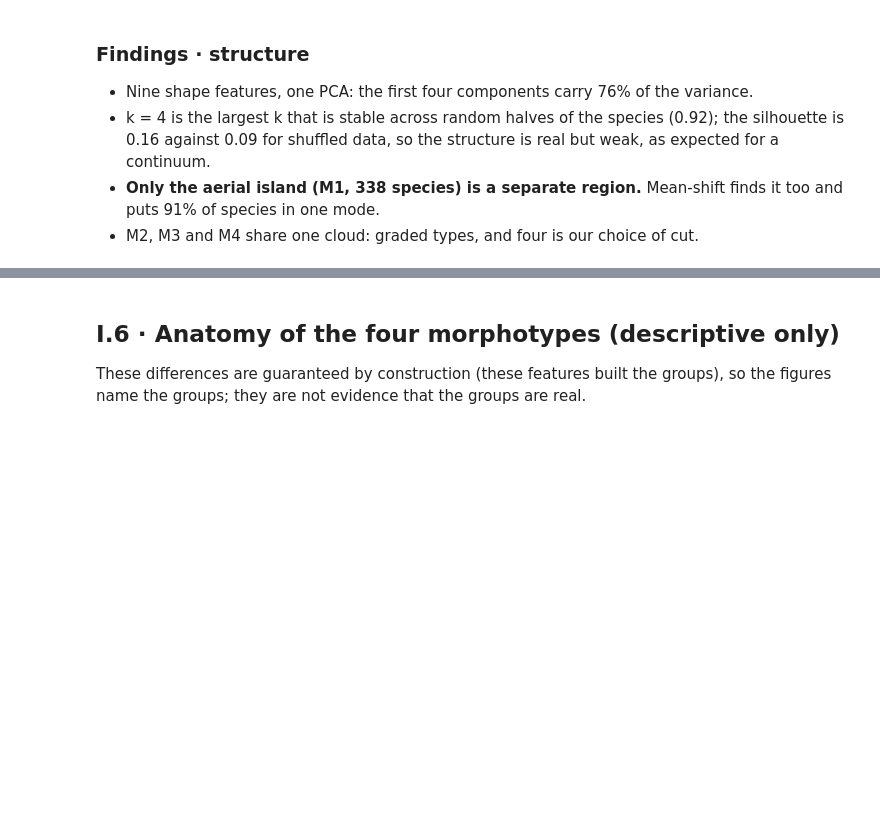
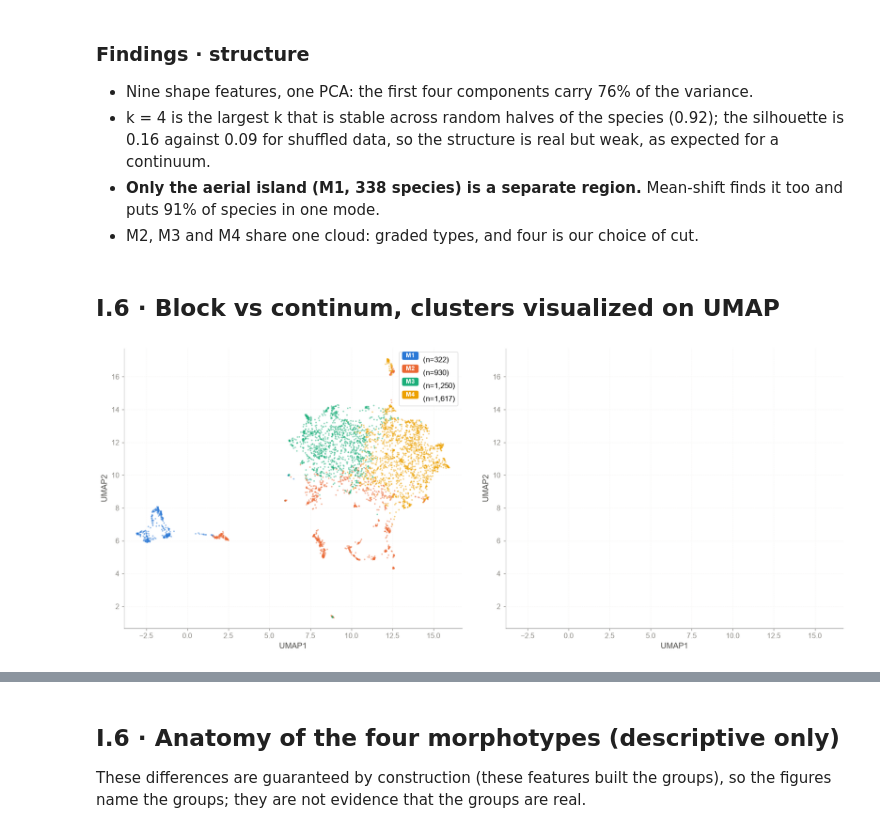
Before and after one commit to Tozzo4316/Avonet-Analysis, a Jupyter notebook: BirdNotebookXieZhao.ipynb, the cells around one changed output, grey strips where cells are left out. Drawn from its saved outputs; the diff is of its cells as text; code cells hidden in the pictures; blank space fills up the shorter version.

```diff
--- a/BirdNotebookXieZhao.ipynb
+++ b/BirdNotebookXieZhao.ipynb
@@ -967,6 +899,8 @@ quantile
 * k = 4 is the largest k that is stable across random halves of the species (0.92); the silhouette is 0.16 against 0.09 for shuffled data, so the structure is real but weak, as expected for a continuum.
 * **Only the aerial island (M1, 338 species) is a separate region.** Mean-shift finds it too and puts 91% of species in one mode.
 * M2, M3 and M4 share one cloud: graded types, and four is our choice of cut.
+# %% [markdown]
+## I.6 · Block vs continum, clusters visualized on UMAP
 # %%
 class MorphBadgeHandler(HandlerBase):
     """Badge arrotondato nella legenda perfettamente allineato al testo."""
@@ -1036,56 +970,32 @@ with plt.rc_context(BIG):
         handles=badge_handles,
         labels=badge_labels,
         handler_map={tuple: MorphBadgeHandler()},
         loc="upper right",
         frameon=True,
         facecolor="white",
         edgecolor="#dddddd",
         framealpha=0.92,
         handlelength=2.2,
         handleheight=1.45,
         handletextpad=0.6,
         labelspacing=0.55,
         fontsize=11,
     )
 
-
-    # --- PANNELLO DESTRO: Mean-Shift (quantile 0.2) su UMAP ---
-    for c in reversed(vc_ms.index):
-        m_ = (lab_ms == c)
-        rank = vc_ms.index.get_loc(c)
-        is_small = 1 <= rank <= 2
-        ax_ms.scatter(
-            emb_umap[m_, 0], emb_umap[m_, 1],
-            color=cmap_ms[c],
-            s=18 if rank == 2 else (7.5 if rank == 1 else 4.5),
-            lw=0,
-            alpha=0.90 if is_small else 0.55,
-            rasterized=True,
-        )
-
-    for i, c in enumerate(vc_ms.index[:3]):
-        m_ = (lab_ms == c)
-        cx, cy = np.median(emb_umap[m_, 0]), np.median(emb_umap[m_, 1])
-        ax_ms.text(
-            cx, cy, f"Mode{i + 1}",
-            fontsize=12, fontweight="bold", color="white",
-            ha="center", va="center",
-            bbox=dict(boxstyle="round,pad=0.26", fc="#4a4a4a", ec="white", lw=1.2),
-            zorder=6,
-        )
-
     # Formattazione comune degli assi UMAP1 / UMAP2
     for ax in (ax_km, ax_ms):
         ax.set_xlim(xmin - xpad, xmax + xpad)
         ax.set_ylim(ymin - ypad, ymax + ypad)
         ax.set_xlabel("UMAP1")
         ax.set_ylabel("UMAP2")
         ax.set_aspect("equal", adjustable="box")
         for spine in ["top", "right"]:
             ax.spines[spine].set_visible(False)
         ax.spines["left"].set_color("#cccccc")
         ax.spines["bottom"].set_color("#888888")
         ax.grid(True, linestyle="--", alpha=0.25)
 
     fig.tight_layout(w_pad=2.5)
     save(fig, "04g_umap_kmeans_vs_meanshift")
+# %% [output]
+[figure, added]
```
Also changed, not shown: parts of 25 cells of this notebook.
